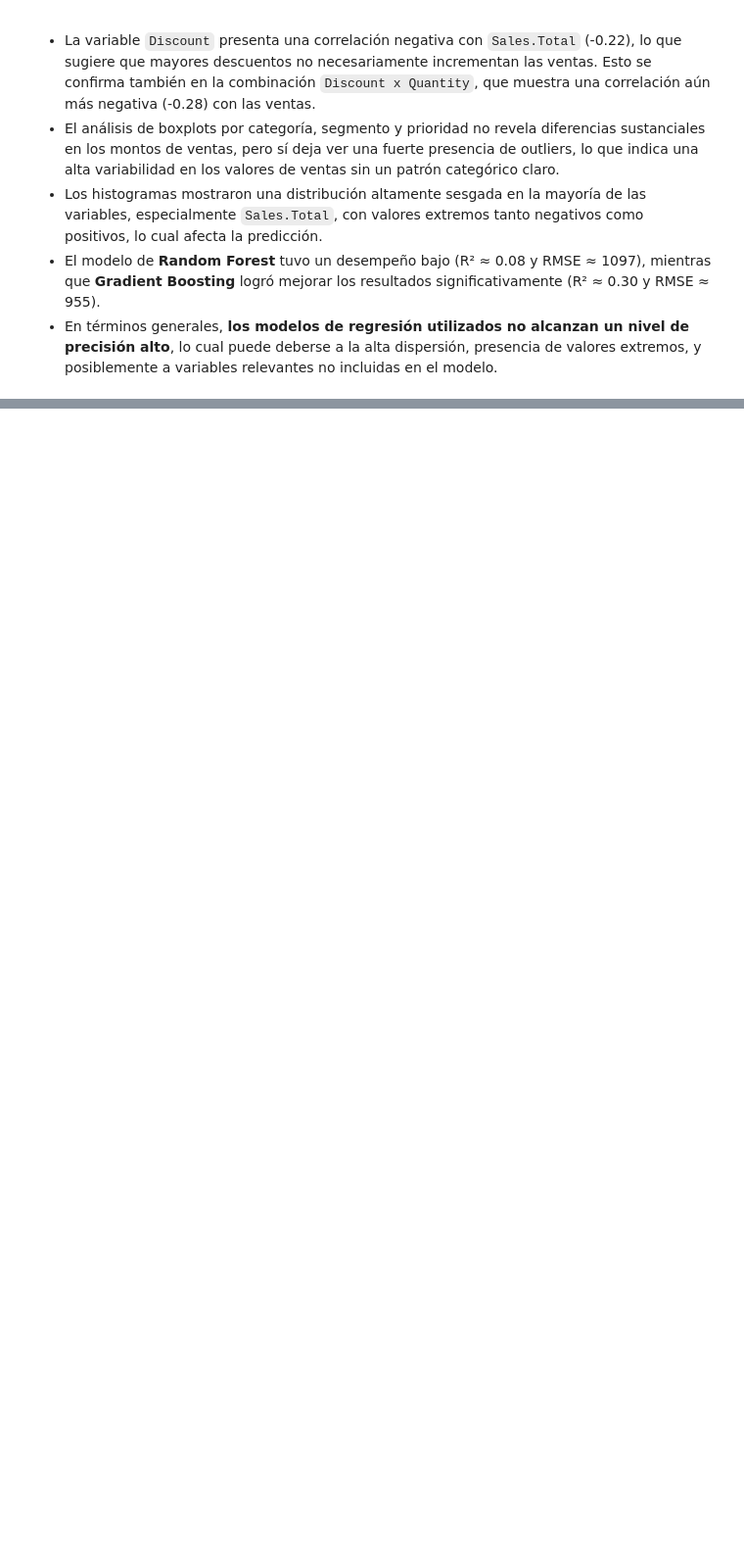
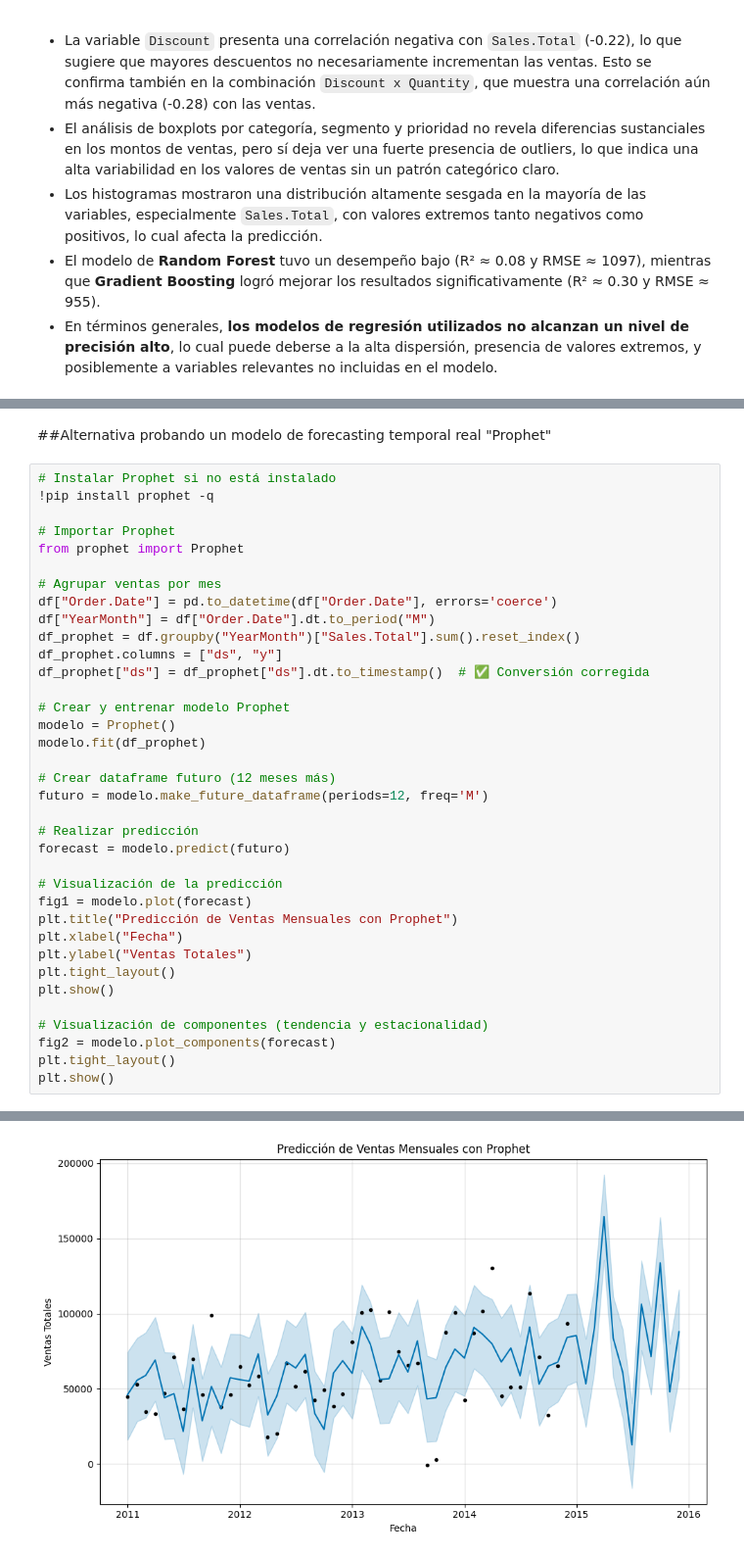
Before and after one commit to spexdj/Data_Science_II_Machine_Learning, a Jupyter notebook: EntrenamientoyOptimización_ProyectoFinal_Licastro.ipynb, the cells around one changed output, grey strips where cells are left out. Shown at 98% size. Cells and saved outputs as stored; diff of their text form; blank space fills up the shorter version.

```diff
--- a/EntrenamientoyOptimización_ProyectoFinal_Licastro.ipynb
+++ b/EntrenamientoyOptimización_ProyectoFinal_Licastro.ipynb
@@ -287,0 +363,39 @@ RMSE CV (GridSearch): 1007.3005848391364
+# %% [markdown]
+##Alternativa probando un modelo de forecasting temporal real "Prophet"
+# %%
+# Instalar Prophet si no está instalado
+!pip install prophet -q
+
+# Importar Prophet
+from prophet import Prophet
+
+# Agrupar ventas por mes
+df["Order.Date"] = pd.to_datetime(df["Order.Date"], errors='coerce')
+df["YearMonth"] = df["Order.Date"].dt.to_period("M")
+df_prophet = df.groupby("YearMonth")["Sales.Total"].sum().reset_index()
+df_prophet.columns = ["ds", "y"]
+df_prophet["ds"] = df_prophet["ds"].dt.to_timestamp()  # ✅ Conversión corregida
+
+# Crear y entrenar modelo Prophet
+modelo = Prophet()
+modelo.fit(df_prophet)
+
+# Crear dataframe futuro (12 meses más)
+futuro = modelo.make_future_dataframe(periods=12, freq='M')
+
+# Realizar predicción
+forecast = modelo.predict(futuro)
+
+# Visualización de la predicción
+fig1 = modelo.plot(forecast)
+plt.title("Predicción de Ventas Mensuales con Prophet")
+plt.xlabel("Fecha")
+plt.ylabel("Ventas Totales")
+plt.tight_layout()
+plt.show()
+
+# Visualización de componentes (tendencia y estacionalidad)
+fig2 = modelo.plot_components(forecast)
+plt.tight_layout()
+plt.show()
+# %% [output]
@@ -287,0 +413 @@ RMSE CV (GridSearch): 1007.3005848391364
+[figure, added]
```
Also changed, not shown: parts of 8 cells of this notebook.
